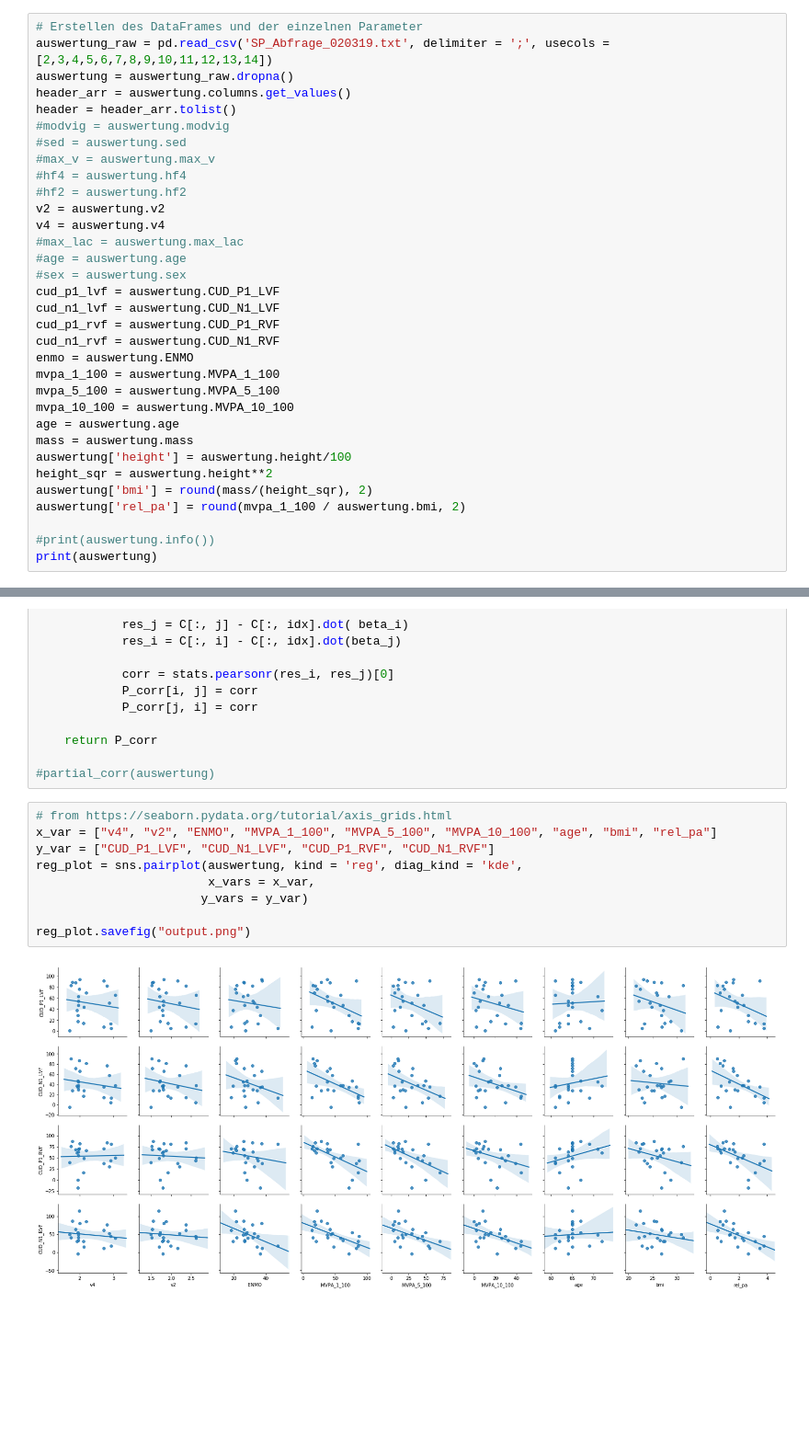
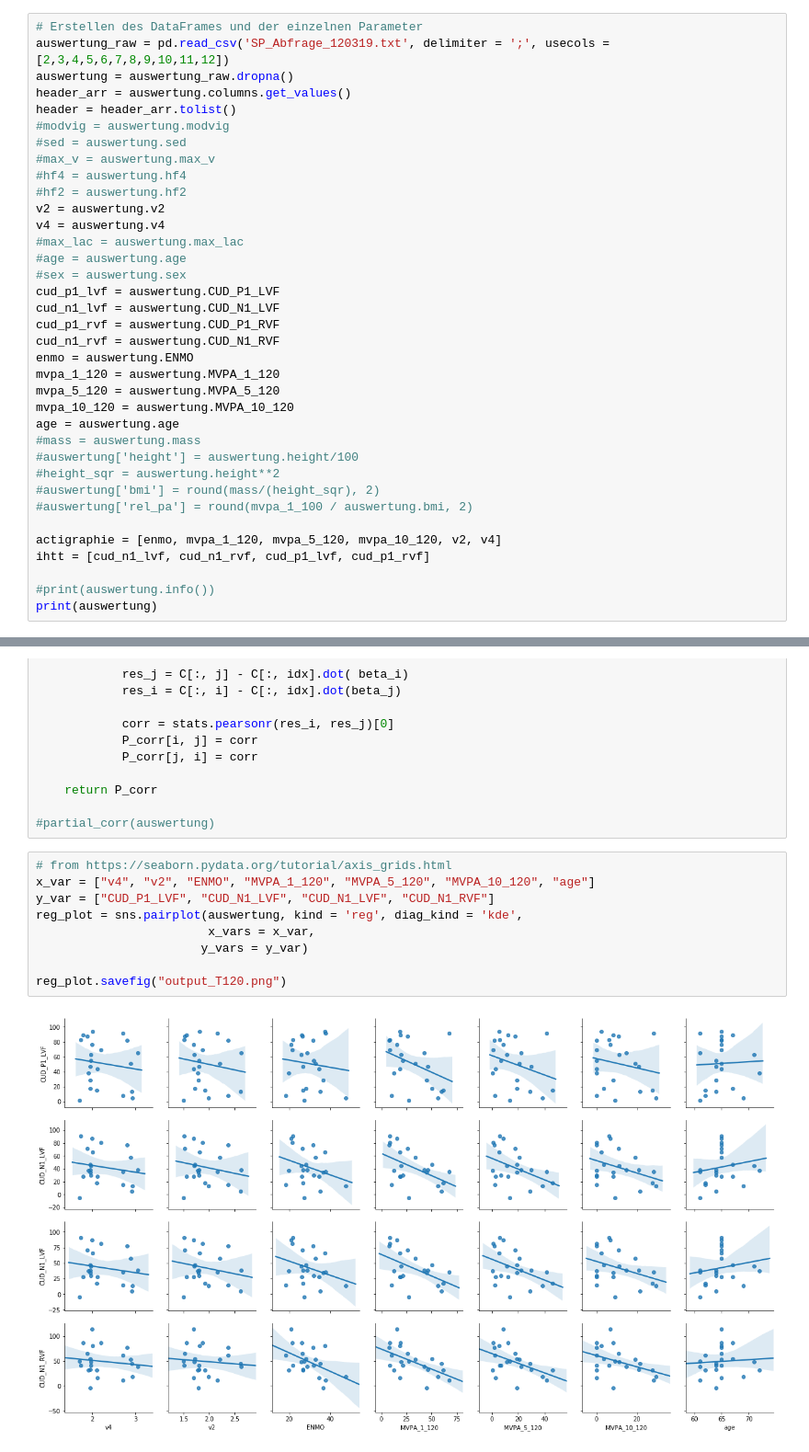
Before and after one commit to timbo94/ba_analysis, a Jupyter notebook: BA_statistical_analysis.ipynb, the cells around one changed output, grey strips where cells are left out. Shown at 92% size. Drawn from its saved outputs; the diff is of its cells as text; blank space fills up the shorter version.

```diff
--- a/BA_statistical_analysis.ipynb
+++ b/BA_statistical_analysis.ipynb
@@ -10,6 +11,6 @@ import statsmodels as sm
 # %%
 # Erstellen des DataFrames und der einzelnen Parameter
-auswertung_raw = pd.read_csv('SP_Abfrage_020319.txt', delimiter = ';', usecols = [2,3,4,5,6,7,8,9,10,11,12,13,14])
+auswertung_raw = pd.read_csv('SP_Abfrage_120319.txt', delimiter = ';', usecols = [2,3,4,5,6,7,8,9,10,11,12])
 auswertung = auswertung_raw.dropna()
 header_arr = auswertung.columns.get_values()
 header = header_arr.tolist()
@@ -28,15 +29,18 @@ cud_n1_lvf = auswertung.CUD_N1_LVF
 cud_p1_rvf = auswertung.CUD_P1_RVF
 cud_n1_rvf = auswertung.CUD_N1_RVF
 enmo = auswertung.ENMO
-mvpa_1_100 = auswertung.MVPA_1_100
-mvpa_5_100 = auswertung.MVPA_5_100
-mvpa_10_100 = auswertung.MVPA_10_100
+mvpa_1_120 = auswertung.MVPA_1_120
+mvpa_5_120 = auswertung.MVPA_5_120
+mvpa_10_120 = auswertung.MVPA_10_120
 age = auswertung.age
-mass = auswertung.mass
-auswertung['height'] = auswertung.height/100
-height_sqr = auswertung.height**2
-auswertung['bmi'] = round(mass/(height_sqr), 2)
-auswertung['rel_pa'] = round(mvpa_1_100 / auswertung.bmi, 2)
+#mass = auswertung.mass
+#auswertung['height'] = auswertung.height/100
+#height_sqr = auswertung.height**2
+#auswertung['bmi'] = round(mass/(height_sqr), 2)
+#auswertung['rel_pa'] = round(mvpa_1_100 / auswertung.bmi, 2)
+
+actigraphie = [enmo, mvpa_1_120, mvpa_5_120, mvpa_10_120, v2, v4]
+ihtt = [cud_n1_lvf, cud_n1_rvf, cud_p1_lvf, cud_p1_rvf]
 
 #print(auswertung.info())
 print(auswertung)
@@ -301,12 +342,12 @@ def partial_corr(C):
 #partial_corr(auswertung)
 # %%
 # from https://seaborn.pydata.org/tutorial/axis_grids.html
-x_var = ["v4", "v2", "ENMO", "MVPA_1_100", "MVPA_5_100", "MVPA_10_100", "age", "bmi", "rel_pa"]
-y_var = ["CUD_P1_LVF", "CUD_N1_LVF", "CUD_P1_RVF", "CUD_N1_RVF"]
+x_var = ["v4", "v2", "ENMO", "MVPA_1_120", "MVPA_5_120", "MVPA_10_120", "age"]
+y_var = ["CUD_P1_LVF", "CUD_N1_LVF", "CUD_N1_LVF", "CUD_N1_RVF"]
 reg_plot = sns.pairplot(auswertung, kind = 'reg', diag_kind = 'kde',
                         x_vars = x_var,
                        y_vars = y_var)
 
-reg_plot.savefig("output.png")
+reg_plot.savefig("output_T120.png")
 # %% [output]
-[figure, old version]
+[figure, new version]
```
Also changed, not shown: parts of 11 cells of this notebook.
